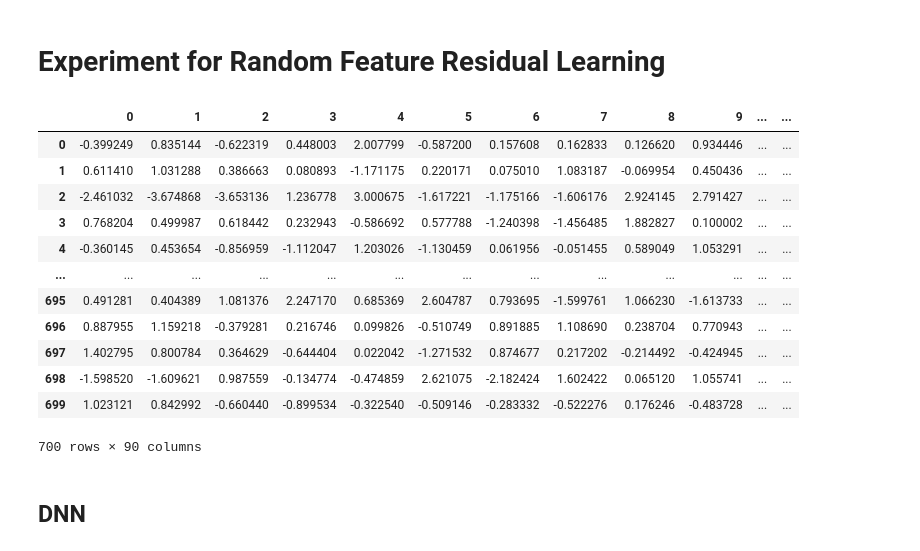
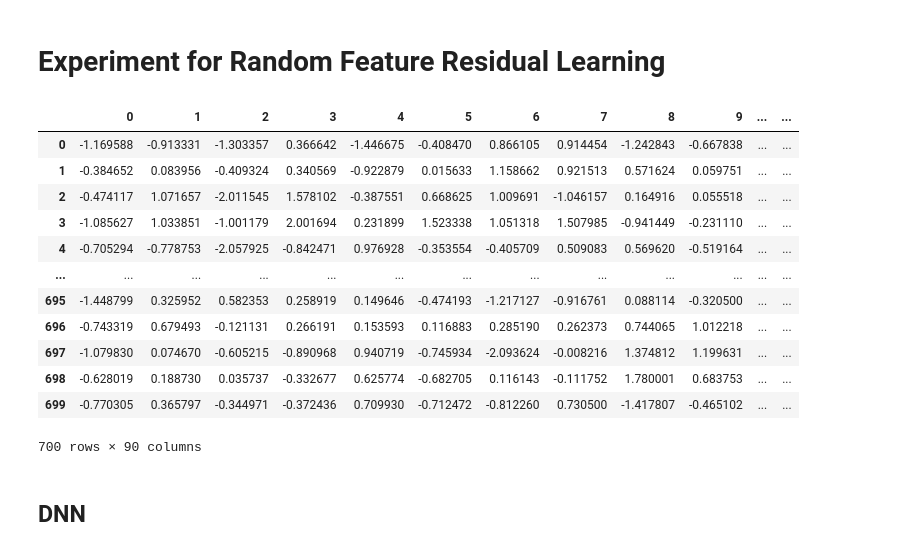
Before and after one commit to ZZZhyEva/Multi-layer-Kernel-Machine, a Jupyter notebook: Experiment-Random Feature Residual Learning.ipynb, the cells around one changed output. Saved outputs shown, nothing was run; the diff lists cells and outputs as text; code cells hidden in the pictures.

```diff
--- a/Experiment-Random Feature Residual Learning.ipynb
+++ b/Experiment-Random Feature Residual Learning.ipynb
@@ -7,46 +7,48 @@ import matplotlib.pyplot as plt
 import time
 from tqdm import tqdm
 from sklearn.metrics import mean_squared_error
 from sklearn.model_selection import train_test_split
 from sklearn.linear_model import LinearRegression
 from sklearn.linear_model import Ridge,RidgeCV
 from sklearn import preprocessing
 from sklearn.model_selection import cross_val_score
 
 import torch
 from torch.utils.data import Dataset,DataLoader
 from torch import optim
 import torch.nn as nn
 import torch.nn.functional as F
 
 df=pd.read_csv('YearPredictionMSD.txt',header=None,sep = ',')
-df=df.iloc[:1000] #smaller dataset
-train,test = train_test_split(df, train_size=0.7,random_state=1)
+#smaller dataset
+train=df.iloc[300000:300700]
+test=df.iloc[500000:500300]
+
 train_y = train[0]
 test_y = test[0] #response:year
 train_x = train
 test_x = test
 del train_x[0]
 del test_x[0]
 total_x=pd.concat([train_x,test_x])
 x=preprocessing.StandardScaler().fit(total_x).transform(total_x) #normalize
 x=pd.DataFrame(x)
 train_x=x.iloc[:700]
 test_x=x.iloc[700:]
 train_x ##display the data
 # %% [output]
 |  | 0 | 1 | 2 | 3 | 4 | 5 | 6 | 7 | 8 | 9 | ... | ... |
-| 0 | -0.399249 | 0.835144 | -0.622319 | 0.448003 | 2.007799 | -0.587200 | 0.157608 | 0.162833 | 0.126620 | 0.934446 | ... | ... |
-| 1 | 0.611410 | 1.031288 | 0.386663 | 0.080893 | -1.171175 | 0.220171 | 0.075010 | 1.083187 | -0.069954 | 0.450436 | ... | ... |
-| 2 | -2.461032 | -3.674868 | -3.653136 | 1.236778 | 3.000675 | -1.617221 | -1.175166 | -1.606176 | 2.924145 | 2.791427 | ... | ... |
-| 3 | 0.768204 | 0.499987 | 0.618442 | 0.232943 | -0.586692 | 0.577788 | -1.240398 | -1.456485 | 1.882827 | 0.100002 | ... | ... |
-| 4 | -0.360145 | 0.453654 | -0.856959 | -1.112047 | 1.203026 | -1.130459 | 0.061956 | -0.051455 | 0.589049 | 1.053291 | ... | ... |
+| 0 | -1.169588 | -0.913331 | -1.303357 | 0.366642 | -1.446675 | -0.408470 | 0.866105 | 0.914454 | -1.242843 | -0.667838 | ... | ... |
+| 1 | -0.384652 | 0.083956 | -0.409324 | 0.340569 | -0.922879 | 0.015633 | 1.158662 | 0.921513 | 0.571624 | 0.059751 | ... | ... |
+| 2 | -0.474117 | 1.071657 | -2.011545 | 1.578102 | -0.387551 | 0.668625 | 1.009691 | -1.046157 | 0.164916 | 0.055518 | ... | ... |
+| 3 | -1.085627 | 1.033851 | -1.001179 | 2.001694 | 0.231899 | 1.523338 | 1.051318 | 1.507985 | -0.941449 | -0.231110 | ... | ... |
+| 4 | -0.705294 | -0.778753 | -2.057925 | -0.842471 | 0.976928 | -0.353554 | -0.405709 | 0.509083 | 0.569620 | -0.519164 | ... | ... |
 | ... | ... | ... | ... | ... | ... | ... | ... | ... | ... | ... | ... | ... |
-| 695 | 0.491281 | 0.404389 | 1.081376 | 2.247170 | 0.685369 | 2.604787 | 0.793695 | -1.599761 | 1.066230 | -1.613733 | ... | ... |
-| 696 | 0.887955 | 1.159218 | -0.379281 | 0.216746 | 0.099826 | -0.510749 | 0.891885 | 1.108690 | 0.238704 | 0.770943 | ... | ... |
-| 697 | 1.402795 | 0.800784 | 0.364629 | -0.644404 | 0.022042 | -1.271532 | 0.874677 | 0.217202 | -0.214492 | -0.424945 | ... | ... |
-| 698 | -1.598520 | -1.609621 | 0.987559 | -0.134774 | -0.474859 | 2.621075 | -2.182424 | 1.602422 | 0.065120 | 1.055741 | ... | ... |
-| 699 | 1.023121 | 0.842992 | -0.660440 | -0.899534 | -0.322540 | -0.509146 | -0.283332 | -0.522276 | 0.176246 | -0.483728 | ... | ... |
+| 695 | -1.448799 | 0.325952 | 0.582353 | 0.258919 | 0.149646 | -0.474193 | -1.217127 | -0.916761 | 0.088114 | -0.320500 | ... | ... |
+| 696 | -0.743319 | 0.679493 | -0.121131 | 0.266191 | 0.153593 | 0.116883 | 0.285190 | 0.262373 | 0.744065 | 1.012218 | ... | ... |
+| 697 | -1.079830 | 0.074670 | -0.605215 | -0.890968 | 0.940719 | -0.745934 | -2.093624 | -0.008216 | 1.374812 | 1.199631 | ... | ... |
+| 698 | -0.628019 | 0.188730 | 0.035737 | -0.332677 | 0.625774 | -0.682705 | 0.116143 | -0.111752 | 1.780001 | 0.683753 | ... | ... |
+| 699 | -0.770305 | 0.365797 | -0.344971 | -0.372436 | 0.709930 | -0.712472 | -0.812260 | 0.730500 | -1.417807 | -0.465102 | ... | ... |
 700 rows × 90 columns
 # %% [markdown]
 ## DNN
```
Also changed, not shown: parts of 21 cells of this notebook.
